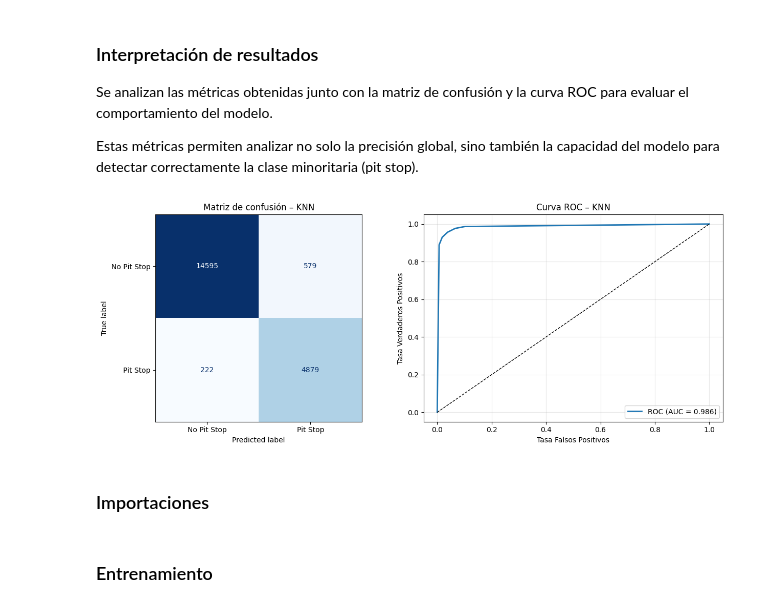
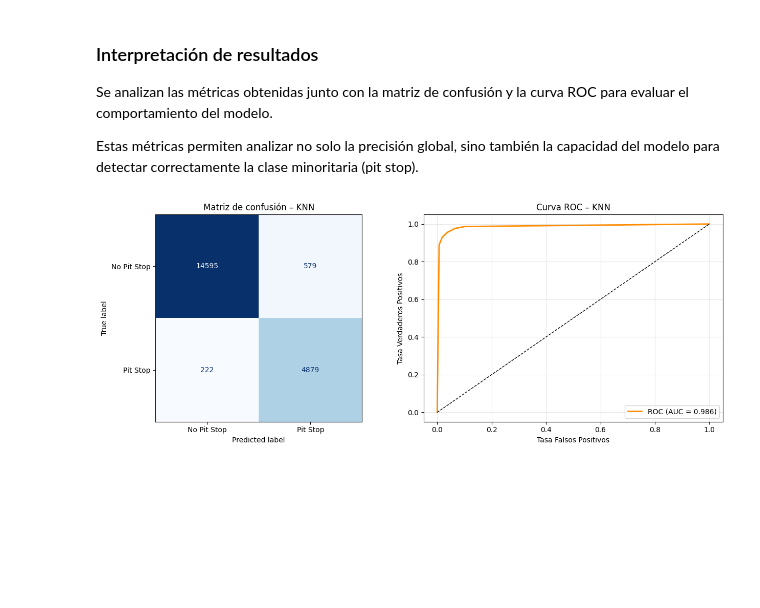
Before and after one commit to DanielRodrRodr/SI_F1Project, a Jupyter notebook: SI_F1/f1_pitstop_prediction.ipynb, the cells around one changed output. Cells and saved outputs as stored; diff of their text form; code cells hidden in the pictures; blank space fills up the shorter version.

```diff
--- a/SI_F1/f1_pitstop_prediction.ipynb
+++ b/SI_F1/f1_pitstop_prediction.ipynb
@@ -656,83 +574,23 @@ Estas métricas permiten analizar no solo la precisión global, sino también la
 # %%
 fig, axes = plt.subplots(1, 2, figsize=(13, 5))
 
-
 cm = confusion_matrix(y_test, y_pred)
-
-disp = ConfusionMatrixDisplay(
-    confusion_matrix=cm,
-    display_labels=['No Pit Stop', 'Pit Stop']
-)
-
-disp.plot(
-    ax=axes[0],
-    colorbar=False,
-    cmap='Blues'
-)
-
+disp = ConfusionMatrixDisplay(cm, display_labels=['No Pit Stop', 'Pit Stop'])
+disp.plot(ax=axes[0], colorbar=False, cmap='Blues')
 axes[0].set_title(f'Matriz de confusión – {best_name}')
 
-
-if hasattr(best_model, "predict_proba"):
-    y_score = best_model.predict_proba(X_test_sc)[:, 1]
-else:
-    y_score = best_model.decision_function(X_test_sc)
-
-fpr, tpr, _ = roc_curve(y_test, y_score)
-
-auc = roc_auc_score(y_test, y_score)
-
-axes[1].plot(
-    fpr,
-    tpr,
-    lw=2,
-    label=f'ROC (AUC = {auc:.3f})'
-)
-
-axes[1].plot(
-    [0, 1],
-    [0, 1],
-    'k--',
-    lw=1
-)
-
+fpr, tpr, _ = roc_curve(y_test, y_prob)
+auc = roc_auc_score(y_test, y_prob)
+axes[1].plot(fpr, tpr, color='darkorange', lw=2, label=f'ROC (AUC = {auc:.3f})')
+axes[1].plot([0,1],[0,1], 'k--', lw=1)
 axes[1].set_xlabel('Tasa Falsos Positivos')
 axes[1].set_ylabel('Tasa Verdaderos Positivos')
 axes[1].set_title(f'Curva ROC – {best_name}')
-
 axes[1].legend(loc='lower right')
 axes[1].grid(alpha=0.3)
 
 plt.tight_layout()
-
-plt.savefig(
-    'resultados_mejor_modelo.png',
-    dpi=150,
-    bbox_inches='tight'
-)
-
+plt.savefig('resultados_mejor_modelo.png', dpi=150, bbox_inches='tight')
 plt.show()
-#fig, axes = plt.subplots(1, 2, figsize=(13, 5))
-
-#cm = confusion_matrix(y_test, y_pred)
-#disp = ConfusionMatrixDisplay(cm, display_labels=['No Pit Stop', 'Pit Stop'])
-#disp.plot(ax=axes[0], colorbar=False, cmap='Blues')
-#axes[0].set_title(f'Matriz de confusión – {best_name}')
-
-#fpr, tpr, _ = roc_curve(y_test, y_prob)
-#auc = roc_auc_score(y_test, y_prob)
-#axes[1].plot(fpr, tpr, color='darkorange', lw=2, label=f'ROC (AUC = {auc:.3f})')
-#axes[1].plot([0,1],[0,1], 'k--', lw=1)
-#axes[1].set_xlabel('Tasa Falsos Positivos')
-#axes[1].set_ylabel('Tasa Verdaderos Positivos')
-#axes[1].set_title(f'Curva ROC – {best_name}')
-#axes[1].legend(loc='lower right')
-#axes[1].grid(alpha=0.3)
-
-#plt.tight_layout()
-#plt.savefig('resultados_mejor_modelo.png', dpi=150, bbox_inches='tight')
-#plt.show()
 # %% [output]
-[figure, old version]
+[figure, new version]
-# %% [markdown]
-### Importaciones
@@ -742,2 +596,0 @@ from sklearn.linear_model import Perceptron
-# %% [markdown]
-### Entrenamiento
```
Also changed, not shown: parts of 15 cells of this notebook, 6 other files.
